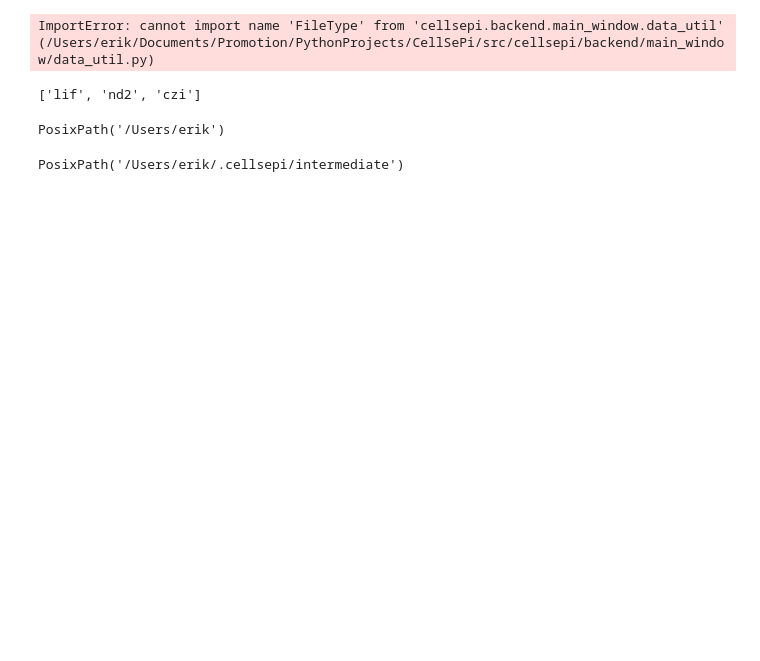
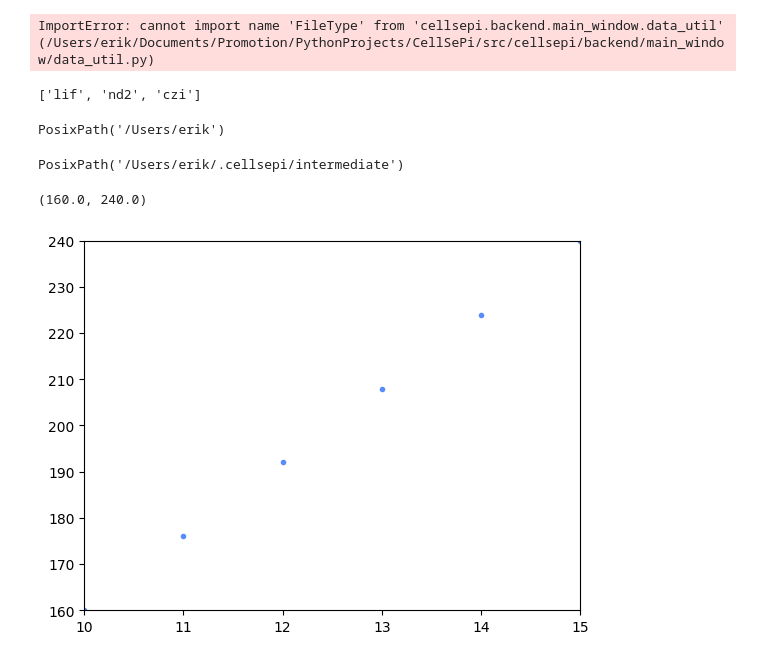
Before and after one commit to CellSePi/CellSePi, a Jupyter notebook: src/cellsepi/playground/file_type_support.ipynb, the cells around one changed output. Drawn from its saved outputs; the diff is of its cells as text; code cells hidden in the pictures; blank space fills up the shorter version.

```diff
--- a/src/cellsepi/playground/file_type_support.ipynb
+++ b/src/cellsepi/playground/file_type_support.ipynb
@@ -224,3 +373,15 @@ from backend.main_window.constants import FileType, SourceType, DirectoryManager
 DirectoryManager().cache_directory
 # %% [output]
 PosixPath('/Users/erik/.cellsepi/intermediate')
+# %%
+X = np.arange(256)
+Y = [elem << 4 | elem >> 8 for elem in X]
+
+fig, ax = plt.subplots()
+ax.scatter(X, Y, marker=".")
+
+ax.set_xlim((X[10], X[15]))
+ax.set_ylim((Y[10], Y[15]))
+# %% [output]
+(160.0, 240.0)
+[figure, added]
```
Also changed, not shown: parts of 21 cells of this notebook, 11 other files.
